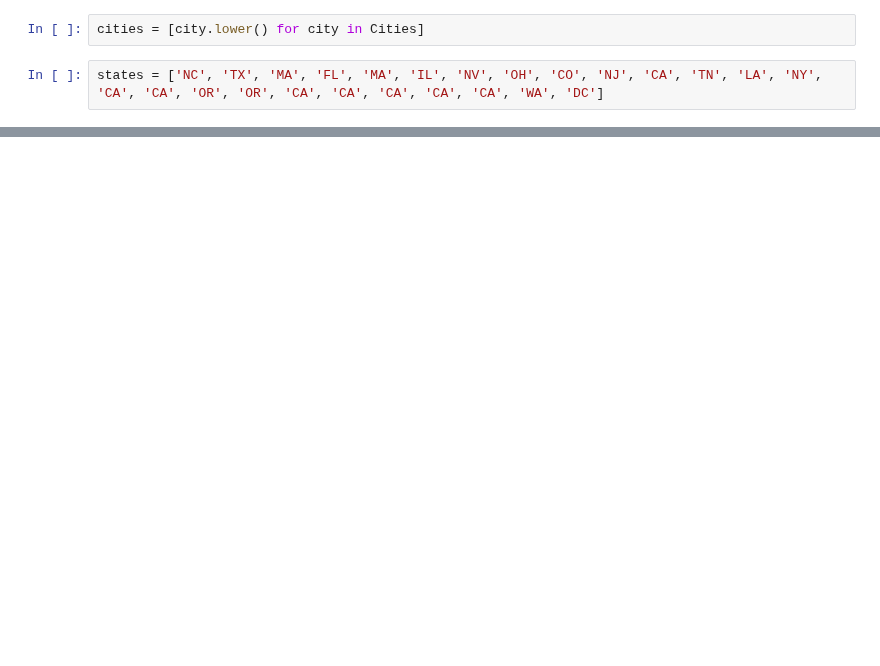
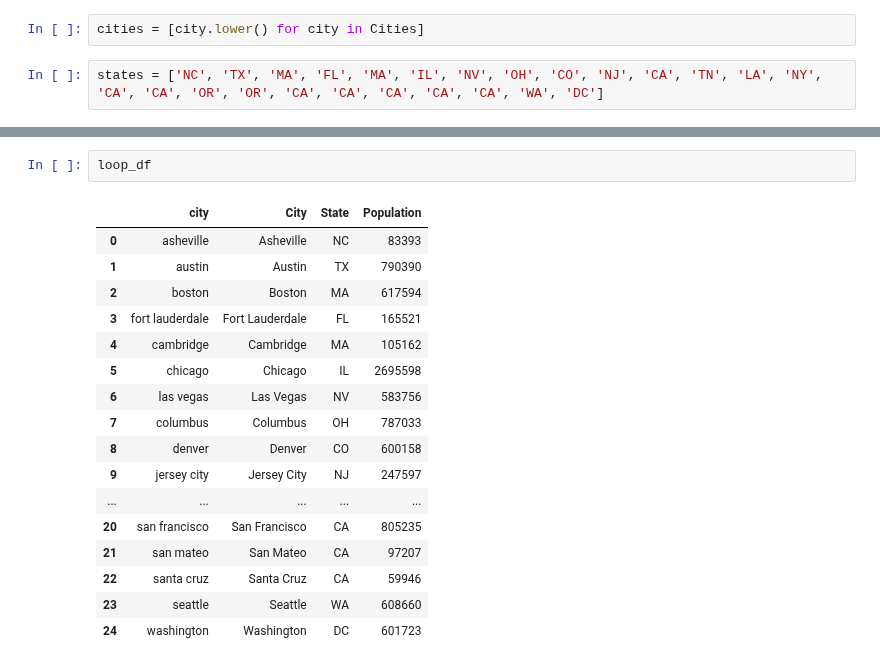
Before and after one commit to marieprosper77/Project1_Diplodocus-_Team, a Jupyter notebook: airbnb-starter.ipynb, the cells around one changed output, grey strips where cells are left out. Cells and saved outputs as stored; diff of their text form; blank space fills up the shorter version.

```diff
--- a/airbnb-starter.ipynb
+++ b/airbnb-starter.ipynb
@@ -113,0 +113,20 @@ by_cities
+# %%
+loop_df
+# %% [output]
+|  | city | City | State | Population |
+| 0 | asheville | Asheville | NC | 83393 |
+| 1 | austin | Austin | TX | 790390 |
+| 2 | boston | Boston | MA | 617594 |
+| 3 | fort lauderdale | Fort Lauderdale | FL | 165521 |
+| 4 | cambridge | Cambridge | MA | 105162 |
+| 5 | chicago | Chicago | IL | 2695598 |
+| 6 | las vegas | Las Vegas | NV | 583756 |
+| 7 | columbus | Columbus | OH | 787033 |
+| 8 | denver | Denver | CO | 600158 |
+| 9 | jersey city | Jersey City | NJ | 247597 |
+| ... | ... | ... | ... | ... |
+| 20 | san francisco | San Francisco | CA | 805235 |
+| 21 | san mateo | San Mateo | CA | 97207 |
+| 22 | santa cruz | Santa Cruz | CA | 59946 |
+| 23 | seattle | Seattle | WA | 608660 |
+| 24 | washington | Washington | DC | 601723 |
```
Also changed, not shown: parts of 8 cells of this notebook.
